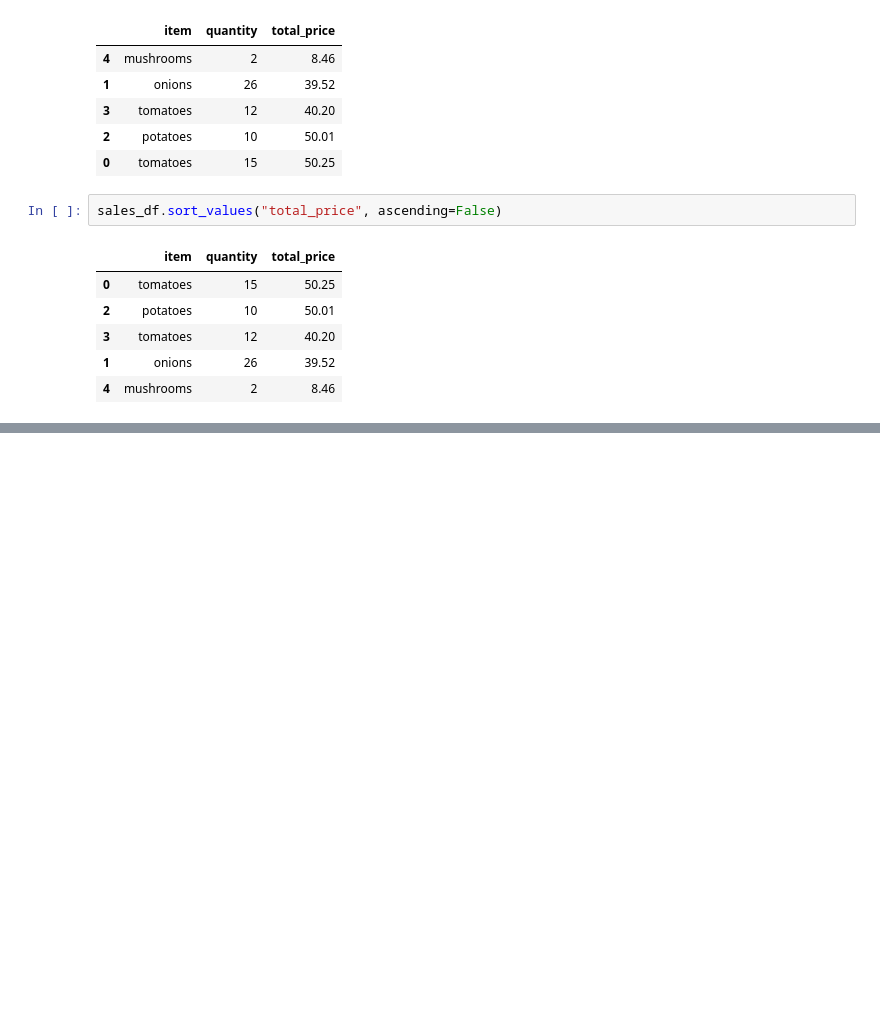
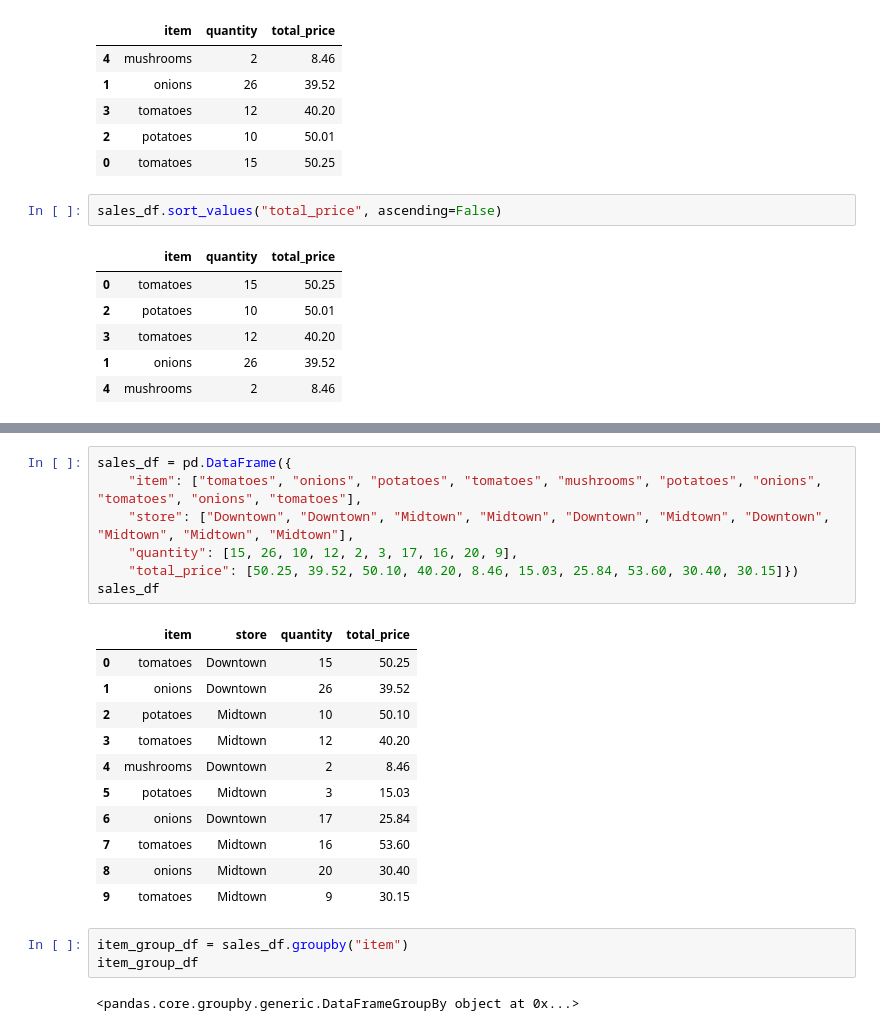
Before and after one commit to ShahZ-Khan/School_District_Analysis, a Jupyter notebook: pandas_practice.ipynb, the cells around one changed output, grey strips where cells are left out. Drawn from its saved outputs; the diff is of its cells as text; blank space fills up the shorter version.

```diff
--- a/pandas_practice.ipynb
+++ b/pandas_practice.ipynb
@@ -391,0 +397,24 @@ SyntaxError: invalid character '“' (U+201C) (565948316.py, line 1)
+# %%
+sales_df = pd.DataFrame({
+    "item": ["tomatoes", "onions", "potatoes", "tomatoes", "mushrooms", "potatoes", "onions", "tomatoes", "onions", "tomatoes"],
+    "store": ["Downtown", "Downtown", "Midtown", "Midtown", "Downtown", "Midtown", "Downtown", "Midtown", "Midtown", "Midtown"],
+    "quantity": [15, 26, 10, 12, 2, 3, 17, 16, 20, 9],
+    "total_price": [50.25, 39.52, 50.10, 40.20, 8.46, 15.03, 25.84, 53.60, 30.40, 30.15]})
+sales_df
+# %% [output]
+|  | item | store | quantity | total_price |
+| 0 | tomatoes | Downtown | 15 | 50.25 |
+| 1 | onions | Downtown | 26 | 39.52 |
+| 2 | potatoes | Midtown | 10 | 50.10 |
+| 3 | tomatoes | Midtown | 12 | 40.20 |
+| 4 | mushrooms | Downtown | 2 | 8.46 |
+| 5 | potatoes | Midtown | 3 | 15.03 |
+| 6 | onions | Downtown | 17 | 25.84 |
+| 7 | tomatoes | Midtown | 16 | 53.60 |
+| 8 | onions | Midtown | 20 | 30.40 |
+| 9 | tomatoes | Midtown | 9 | 30.15 |
+# %%
+item_group_df = sales_df.groupby("item")
+item_group_df
+# %% [output]
+<pandas.core.groupby.generic.DataFrameGroupBy object at 0x...>
```
Also changed, not shown: parts of 3 cells of this notebook.
